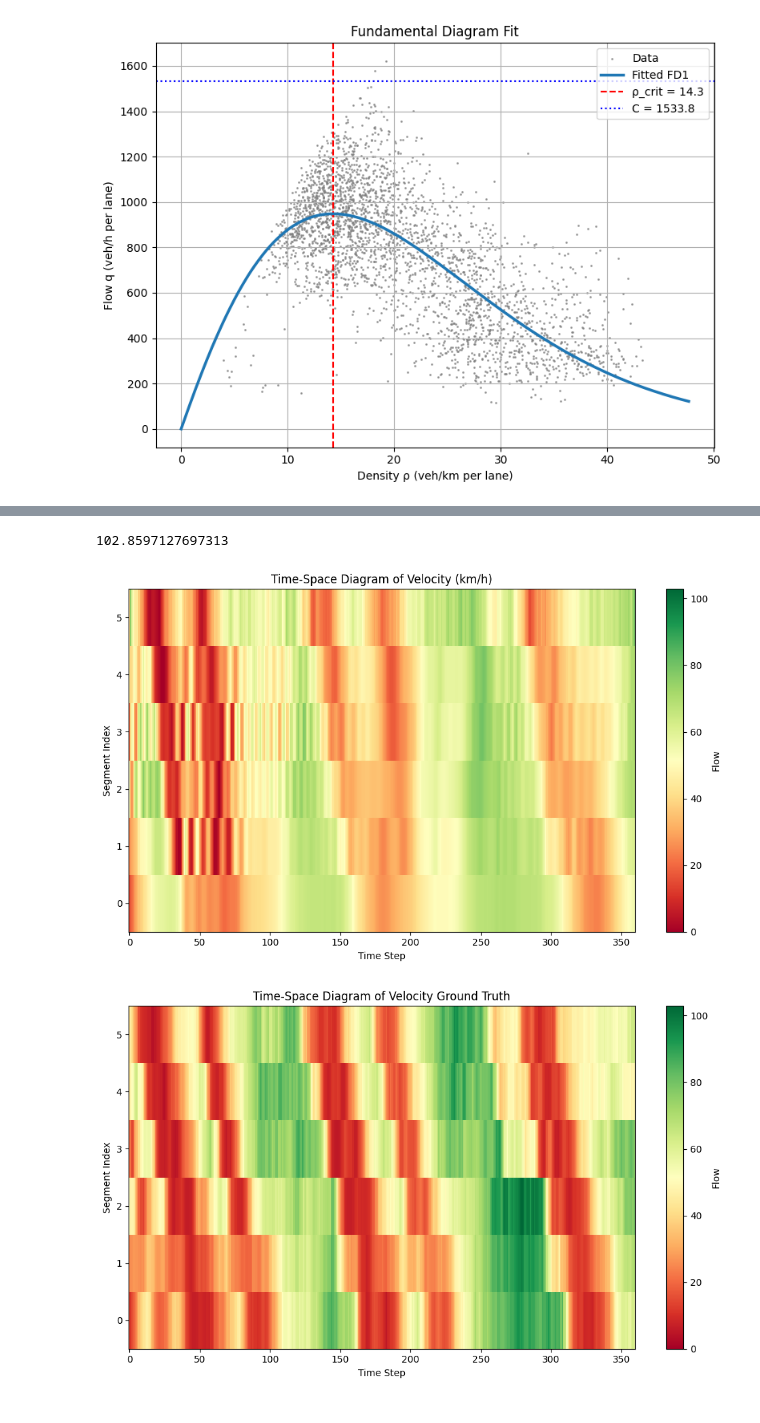
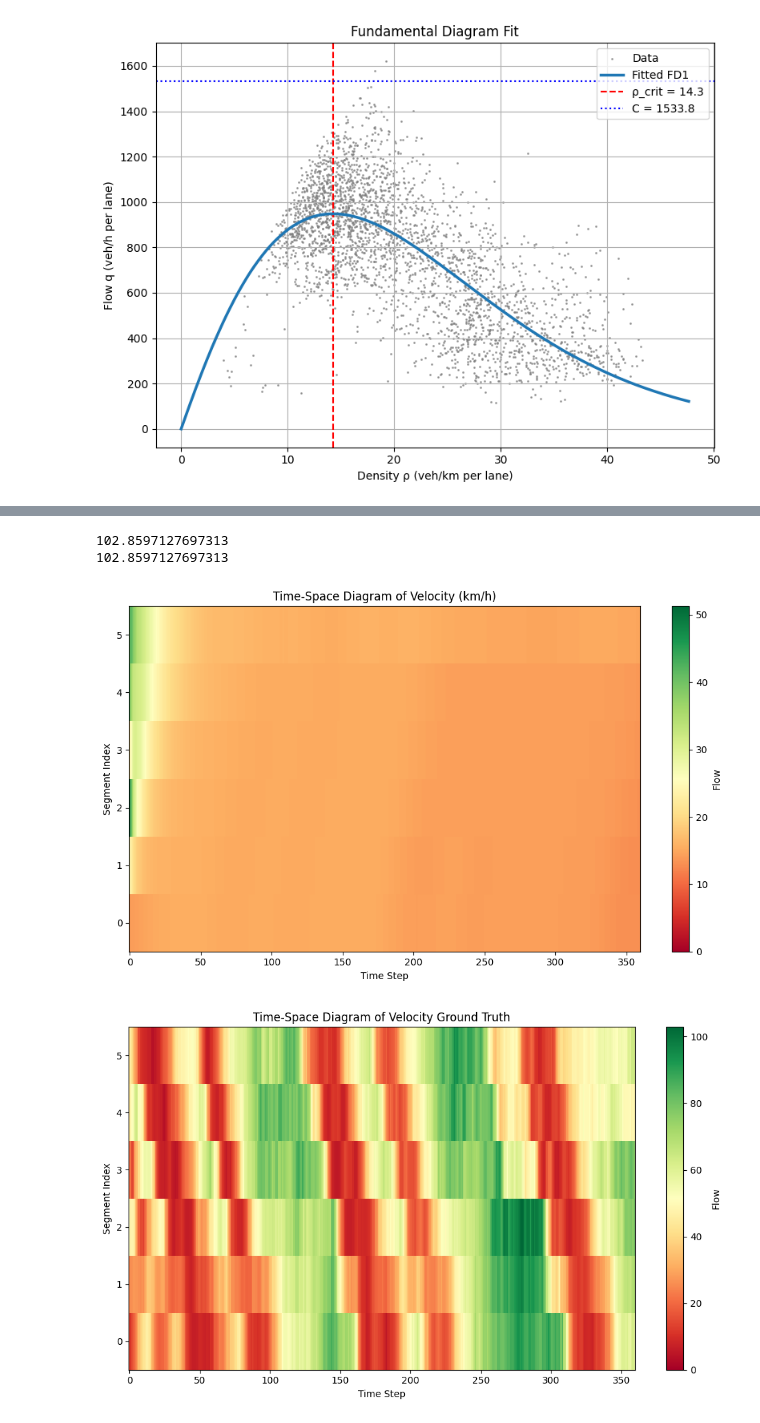
Before and after one commit to woxsao/macroscopic-sim-calibration, a Jupyter notebook: Optimization.ipynb, the cells around one changed output, grey strips where cells are left out. Cells and saved outputs as stored; diff of their text form; code cells hidden in the pictures.

```diff
--- a/Optimization.ipynb
+++ b/Optimization.ipynb
@@ -148,9 +148,9 @@ def metanet_param_fit(v_hat, rho_hat, q_hat, v_free, a, rho_crit, T, l, initial_
     model.l = Param(initialize=l)
 
     # Parameters to estimate
-    model.eta_high = Var(model.segment_ix, bounds=(0, 10000), initialize={seg_ix: float(30) for seg_ix in model.segment_ix})
-    model.tau = Var(model.segment_ix, bounds=(1e-6, 5.0), initialize={seg_ix: float(18/3600) for seg_ix in model.segment_ix})
-    model.K = Var(model.segment_ix, bounds=(0, 100000), initialize={seg_ix: float(40) for seg_ix in model.segment_ix})
+    model.eta_high = Var(model.segment_ix, bounds=(10.0,90.0), initialize={seg_ix: float(30) for seg_ix in model.segment_ix})
+    model.tau = Var(model.segment_ix, bounds=(5, 80.0), initialize={seg_ix: float(18/3600) for seg_ix in model.segment_ix})
+    model.K = Var(model.segment_ix, bounds=(5.0, 50.0), initialize={seg_ix: float(40) for seg_ix in model.segment_ix})
 
     # Variables to predict
     model.v_pred = Var(model.t, model.i, bounds=(0, v_free+50), initialize={(t,i): float(v_hat[t, i]) for t in model.t for i in model.i})
@@ -207,7 +207,7 @@ def metanet_param_fit(v_hat, rho_hat, q_hat, v_free, a, rho_crit, T, l, initial_
     VSL = 150
     # Velocity dynamics
     def v_update(m, t, i):
-        current_seg_num  = i
+        current_seg_num  = i // (m.num_segments // m.num_calibrated_segments)
 
         if t == 0:
             return Constraint.Skip
@@ -254,6 +254,7 @@ def metanet_param_fit(v_hat, rho_hat, q_hat, v_free, a, rho_crit, T, l, initial_
         return sum(
             ((m.v_pred[t, i] - m.v_hat[t, i])**2)
             # ((m.rho_pred[t, i] - m.rho_hat[t, i]))**2)
+            # +  ((m.v_pred[t, 3] - m.v_hat[t, 3])**2)
             for t in m.t for i in m.i
         )
         # return sum(
@@ -393,36 +273,39 @@ def metanet_param_fit(v_hat, rho_hat, q_hat, v_free, a, rho_crit, T, l, initial_
 # Calculate flow and speed for 100 meter segments
 MILE_MARKER_61 = 60.21 * 5280 * 0.3048 #meters
 MILE_MARKER_62 = 62.29 * 5280 * 0.3048 # 2800 meters
+def smooth_inflow(inflow, window_size=1):
+    kernel = np.ones(window_size) / window_size
+    smoothed = np.apply_along_axis(lambda m: np.convolve(m, kernel, mode='same'), axis=0, arr=inflow)
+    return smoothed
+
 l = 400
-space_segments = np.arange(MILE_MARKER_61, MILE_MARKER_62, l)  # 100 meter segments
 time_segments = np.arange(0,3600, 10)
 num_timesteps = len(time_segments)
-num_segments = len(space_segments)-1
+num_segments = 6
 T = 10/3600
 l = 0.4
 SPEED_LIMIT = 150 # KM/H
-
-# rho_hat = np.zeros((len(time_segments), len(space_segments)))
-# q_hat = np.zeros((len(time_segments), len(space_segments)))
-print(rho_hat.shape)
-print(np.min(rho_hat))
-print(len(time_segments))
-print(len(space_segments))
 for t in range(num_timesteps):
     for i in range(num_segments):
         if rho_hat[t,i] == 0.0:
             rho_hat[t,i] = 1e-3
 print(np.min(rho_hat))
+# q_hat = smooth_inflow(q_hat)
+# rho_hat = smooth_inflow(rho_hat)
 v_hat = q_hat/rho_hat
 
 num_calibrated_segments = 6
 print("q_hat shape", q_hat.shape)
+
 initial_flow = q_hat[:, 0:1]
+
+initial_flow = smooth_inflow(initial_flow)
 initial_traffic_state = initial_flow
 segment_rho_hat = rho_hat[:, 1:7]       # shape (time, segment)
 segment_v_hat = v_hat[:, 1:7]
 segment_q_hat = q_hat[:, 1:7]
 downstream_density = rho_hat[:, 7:8]
+downstream_density = smooth_inflow(downstream_density)
 np.save('initial_flow.npy', initial_flow)
 np.save('downstream_density.npy', downstream_density)
 
@@ -549,33 +457,35 @@ plt.tight_layout()
 [figure]
 # %%
 rho_plot =v_pred_array
+vmax = print(np.max(v_hat))
 plt.figure(figsize=(10, 6))
-plt.imshow(rho_plot.T, aspect='auto', origin='lower', cmap='RdYlGn', interpolation="none", vmin = 0, vmax = 102.8597127697313)
+plt.imshow(rho_plot.T, aspect='auto', origin='lower', cmap='RdYlGn', interpolation="none", vmin = 0, vmax = vmax)
 
 # Label axes
 plt.xlabel('Time Step')
 plt.ylabel('Segment Index')
 plt.title('Time-Space Diagram of Velocity (km/h)')
 plt.colorbar(label='Flow')
 
 plt.tight_layout()
 # plt.show()
 
 rho_plot =v_hat[:, 1:-1]
 print(np.max(v_hat))
 plt.figure(figsize=(10, 6))
-plt.imshow(rho_plot.T, aspect='auto', origin='lower', cmap='RdYlGn', interpolation="none", vmin = 0, vmax = 102.8597127697313)
+plt.imshow(rho_plot.T, aspect='auto', origin='lower', cmap='RdYlGn', interpolation="none", vmin = 0, vmax = vmax)
 
 # Label axes
 plt.xlabel('Time Step')
 plt.ylabel('Segment Index')
 plt.title('Time-Space Diagram of Velocity Ground Truth')
 plt.colorbar(label='Flow')
 
 plt.tight_layout()
 # plt.show()
 # %% [output]
 102.8597127697313
+102.8597127697313
-[figure, old version]
+[figure, new version]
 [figure]
 # %%
```
Also changed, not shown: parts of 7 cells of this notebook, 13 other files.
